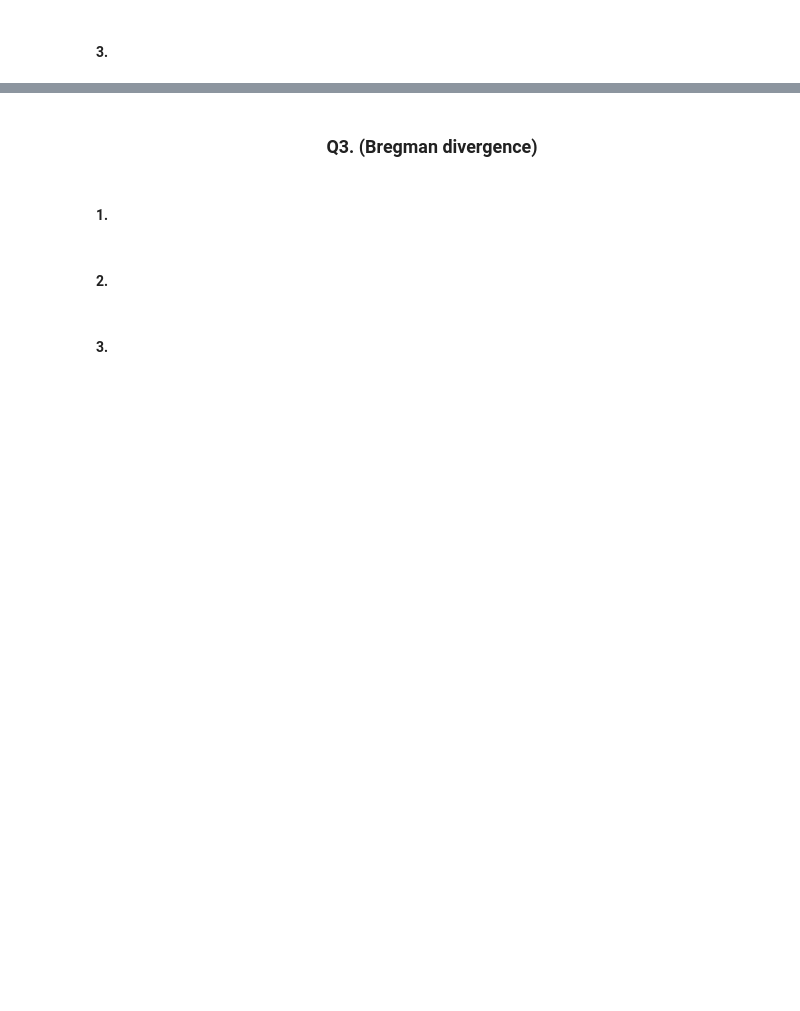
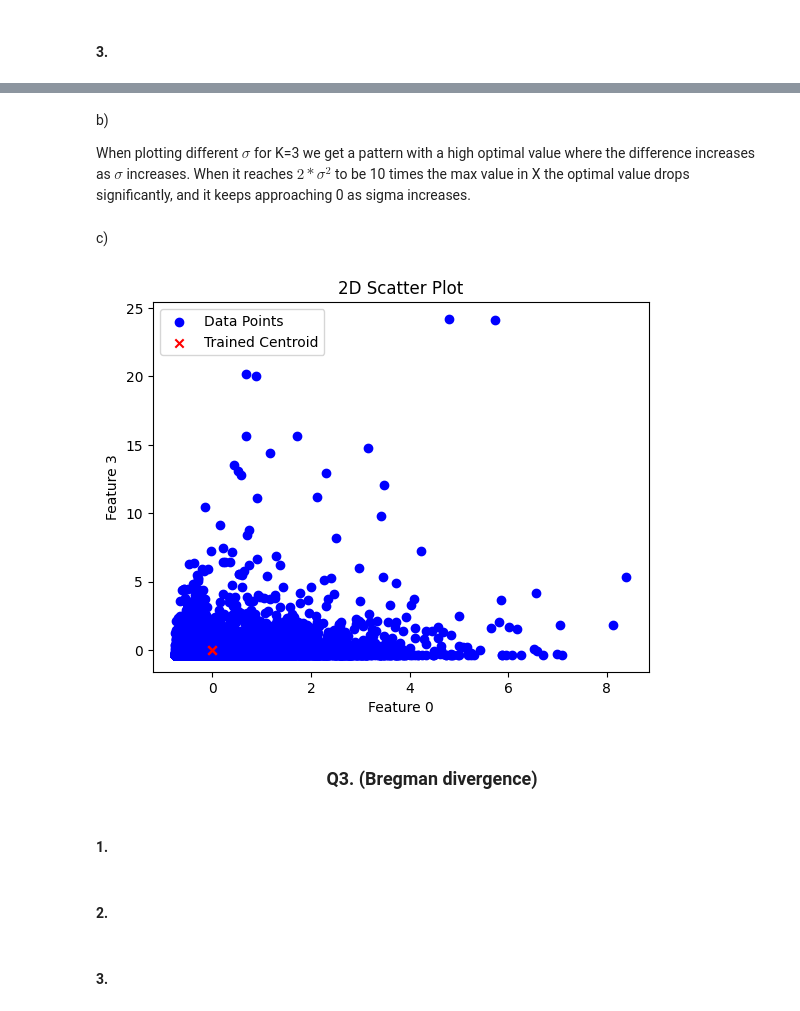
Before and after one commit to darkopetrov/DAT570_Continuous_optimization_in_data_science, a Jupyter notebook: Module_2/Code_2.ipynb, the cells around one changed output, grey strips where cells are left out. Cells and saved outputs as stored; diff of their text form; code cells hidden in the pictures; blank space fills up the shorter version.

```diff
--- a/Module_2/Code_2.ipynb
+++ b/Module_2/Code_2.ipynb
@@ -363,3 +363,34 @@ plt.show()
+# %% [markdown]
+b)
+
+When plotting different $\sigma$ for K=3 we get a pattern with a high optimal value where the difference increases as $\sigma$ increases. When it reaches $2*\sigma^2$ to be 10 times the max value in X the optimal value drops significantly, and it keeps approaching 0 as sigma increases.
+# %% [markdown]
+c)
+# %%
+import matplotlib.pyplot as plt
+
+# Select two features for the scatter plot
+feature1 = 0  # Index of the first feature
+feature2 = 3  # Index of the second feature
+
+# Plot the data points
+plt.scatter(X[:, feature1], X[:, feature2], c='blue', label='Data Points')
+
+# Plot the trained centroid
+plt.scatter(M[:, feature1], M[:, feature2], c='red', marker='x', label='Trained Centroid')
+
+# Set labels and title
+plt.xlabel(f'Feature {feature1}')
+plt.ylabel(f'Feature {feature2}')
+plt.title('2D Scatter Plot')
+
+# Add legend
+plt.legend()
+
+# Show the plot
+plt.show()
+# %% [output]
+[figure, added]
 # %% [markdown]
 ### <center> Q3. (Bregman divergence)
 # %% [markdown]
```
Also changed, not shown: parts of 8 cells of this notebook.
